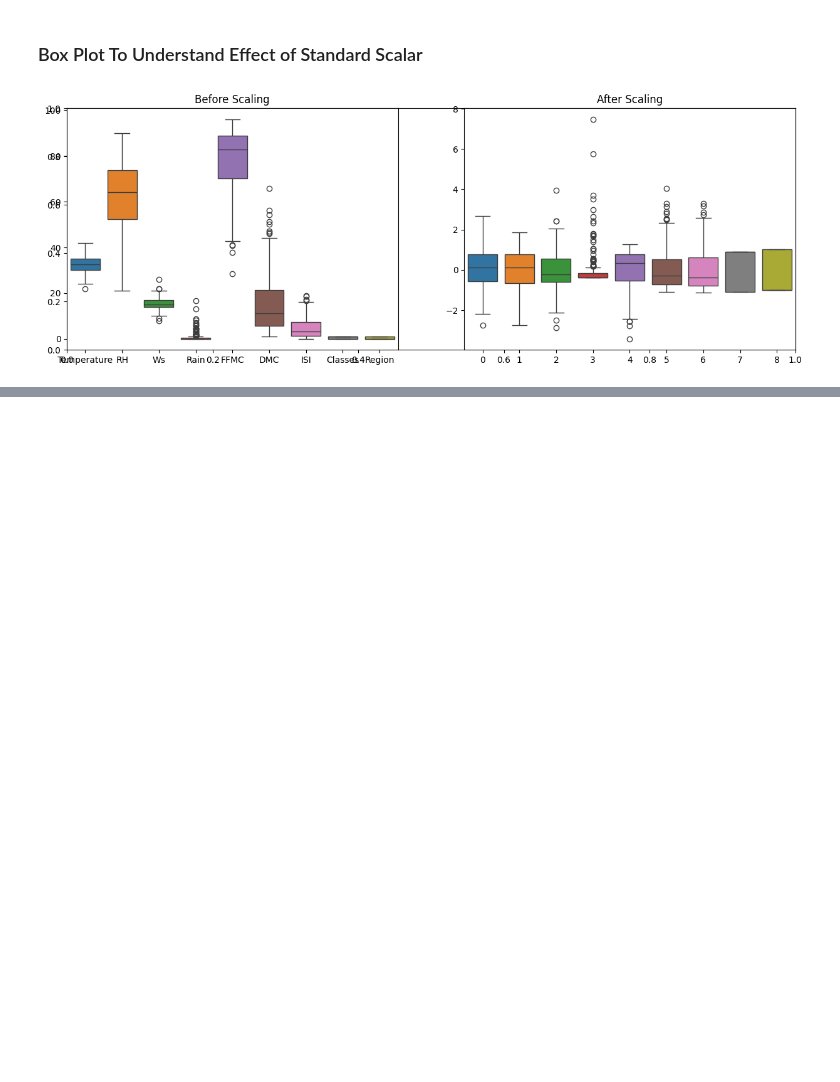
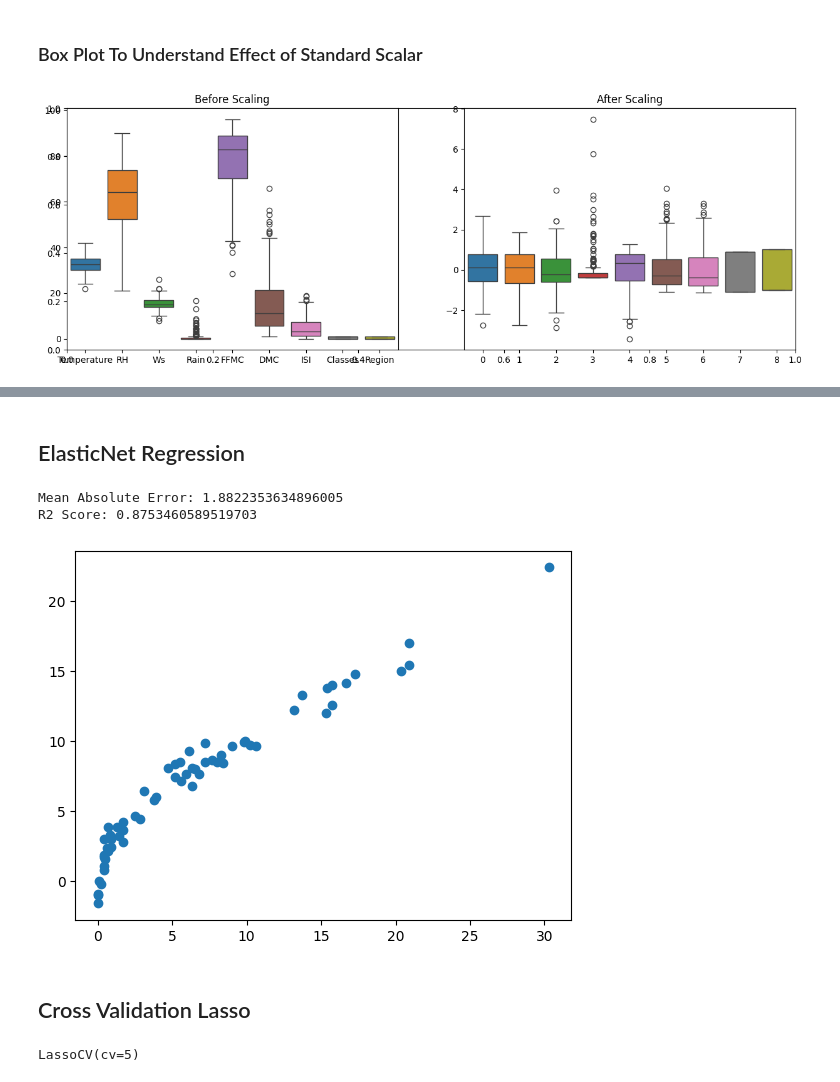
Before and after one commit to mukulvyas/Machine-Learning, a Jupyter notebook: Ridge, Lasso and ElasticNet ML Algorithms/Model _Training.ipynb, the cells around one changed output, grey strips where cells are left out. Drawn from its saved outputs; the diff is of its cells as text; code cells hidden in the pictures; blank space fills up the shorter version.

```diff
--- a/Ridge, Lasso and ElasticNet ML Algorithms/Model _Training.ipynb
+++ b/Ridge, Lasso and ElasticNet ML Algorithms/Model _Training.ipynb
@@ -165,0 +222,25 @@ plt.show()
+# %% [markdown]
+## ElasticNet Regression
+# %%
+## let's apply the Ridge Regression
+from sklearn.linear_model import ElasticNet
+elastic = ElasticNet()
+elastic.fit(X_train_scaled,y_train)
+y_pred = elastic.predict(X_test_scaled)
+print('Mean Absolute Error:',mean_absolute_error(y_test,y_pred))
+score = r2_score(y_test,y_pred)
+print('R2 Score:',score)
+plt.scatter(y_test,y_pred)
+plt.show()
+# %% [output]
+Mean Absolute Error: 1.8822353634896005
+R2 Score: 0.8753460589519703
+[figure, added]
+# %% [markdown]
+## Cross Validation Lasso
+# %%
+from sklearn.linear_model import LassoCV
+lassocv = LassoCV(cv = 5)
+lassocv.fit(X_train_scaled,y_train)
+# %% [output]
+LassoCV(cv=5)
```
Also changed, not shown: parts of 15 cells of this notebook.
